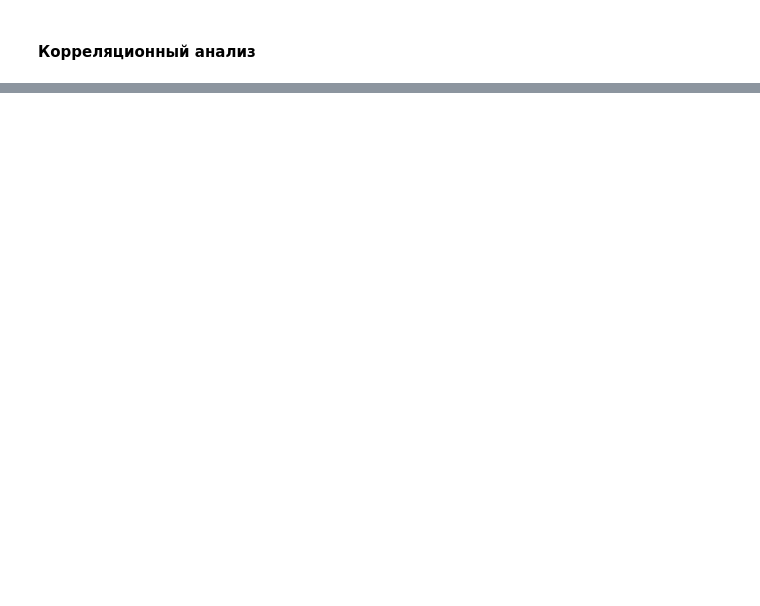
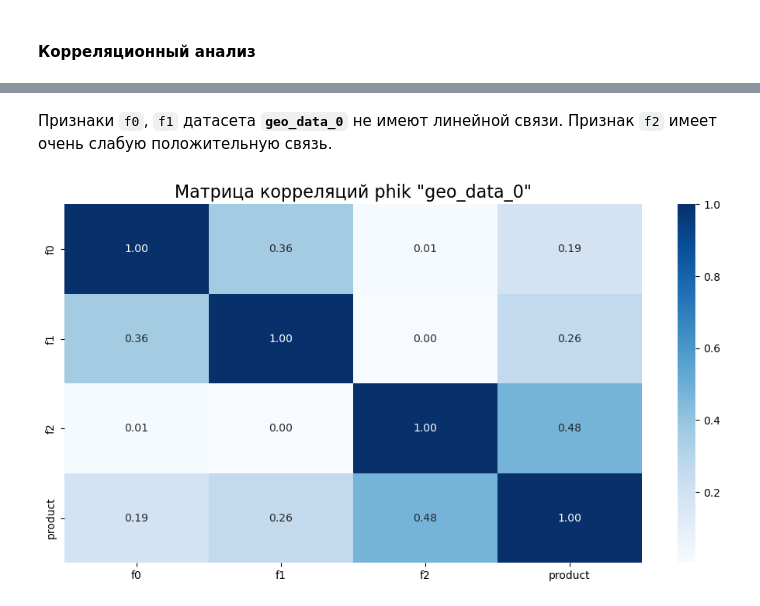
Before and after one commit to serguntsov/geo_well_ml, a Jupyter notebook: where_to_drill_a_well.ipynb, the cells around one changed output, grey strips where cells are left out. Cells and saved outputs as stored; diff of their text form; code cells hidden in the pictures; blank space fills up the shorter version.

```diff
--- a/where_to_drill_a_well.ipynb
+++ b/where_to_drill_a_well.ipynb
@@ -508,0 +523,16 @@ plt_scatter(geo_data_0)
+# %% [markdown]
+Признаки `f0`, `f1` датасета **`geo_data_0`**  не имеют линейной связи. Признак `f2` имеет очень слабую положительную связь.
+# %%
+plt.figure(figsize=(12, 6))
+
+sns.heatmap(
+        geo_data_0.iloc[:, 1:].phik_matrix(interval_cols=['f2', 'product']),
+        annot=True,
+        fmt='.2f',
+        cmap='Blues'
+)
+
+plt.title('Матрица корреляций phik "geo_data_0"', fontsize=16)
+plt.show()
+# %% [output]
+[figure, added]
```
Also changed, not shown: parts of 31 cells of this notebook.
